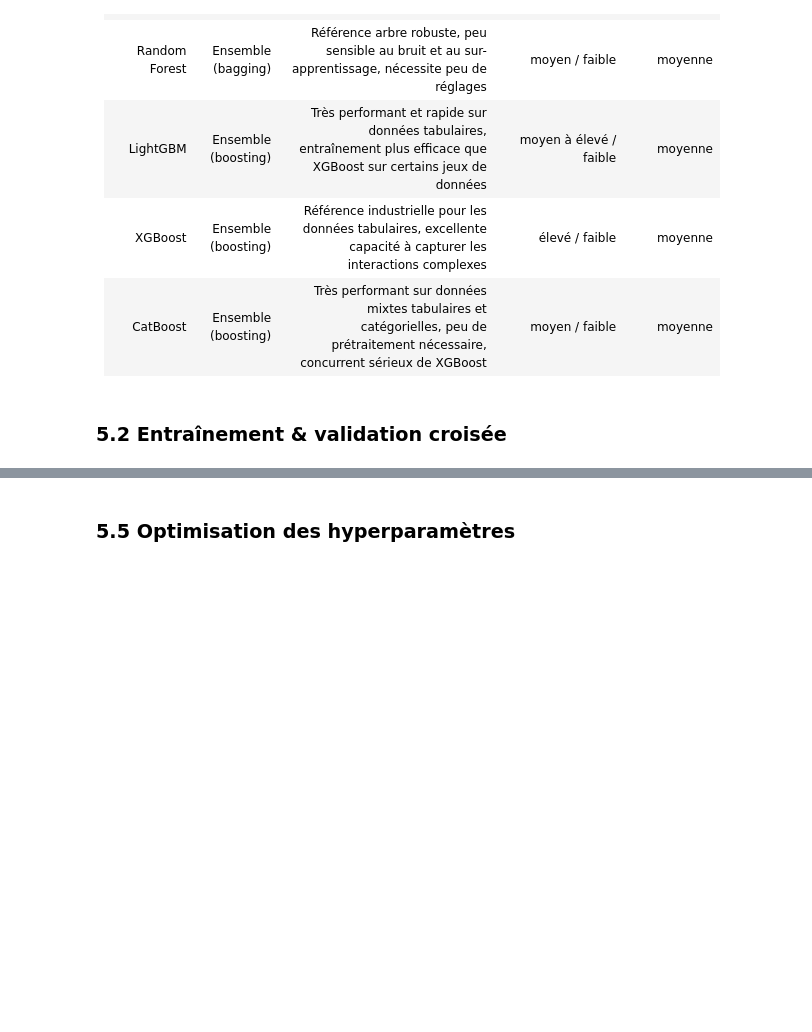
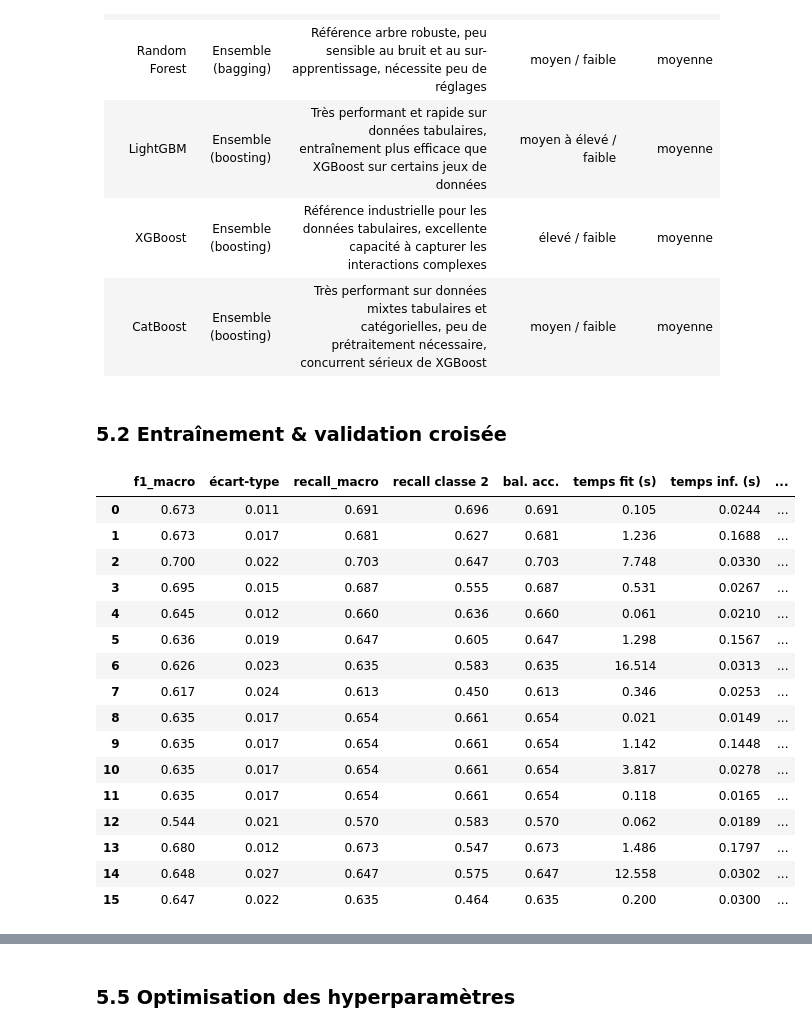
Before and after one commit to NicoH77/Atlas_CISIA_Exam_EmploymentPrediction, a Jupyter notebook: notebooks/Notebook-EmploymentPrediction.ipynb, the cells around one changed output, grey strips where cells are left out. Saved outputs shown, nothing was run; the diff lists cells and outputs as text; code cells hidden in the pictures; blank space fills up the shorter version.

```diff
--- a/notebooks/Notebook-EmploymentPrediction.ipynb
+++ b/notebooks/Notebook-EmploymentPrediction.ipynb
@@ -1262,71 +1254,103 @@ models = {
         n_jobs=-1
     )
 }
+
 # validation croisée
-
 cv = StratifiedKFold(
     n_splits=5,
     shuffle=True,
     random_state=42
 )
 
+from sklearn.metrics import make_scorer, recall_score
+
+# Recall spécifique à la classe métier (classe 2)
+recall_classe_2 = make_scorer(
+    recall_score,
+    labels=[2],
+    average="macro",
+    zero_division=0
+)
+
 scoring = {
     "f1_macro": "f1_macro",
-    "accuracy": "accuracy",
     "recall_macro": "recall_macro",
+    "recall_classe_2": recall_classe_2,
+    "balanced_accuracy": "balanced_accuracy",
 }
 
 
+from src.benchmark import run_benchmark
+
+df_benchmark = run_benchmark(
+    models=models,
+    scenarios=scenarios,
+    X_train=X_train,
+    y_train=y_train,
+    cv=cv,
+    scoring=scoring,
+    build_preprocessor=build_preprocessor
+)
+
+display(df_benchmark)
+
+
+'''
 resultats = []
 
 for nom_sc, perimetre in scenarios.items():
 
     prep = build_preprocessor(**perimetre)
 
     for nom_mod, model in models.items():
         # print(model)
         # print(model.get_params())
         pipe = Pipeline(steps=[("prep", prep),("clf", model)])
         scores = cross_validate(estimator=pipe, X=X_train, y=y_train, cv=cv, scoring=scoring, n_jobs=-1)
 
         resultats.append({
-            "scenario": nom_sc,
+            "scen": nom_sc,
             "modele": nom_mod,
-            "f1_macro (CV)": round(scores["test_f1_macro"].mean(), 3),
-            "accuracy (CV)": round(scores["test_accuracy"].mean(), 3),
-            "recall_macro (CV)": round(scores["test_recall_macro"].mean(), 3),
+            "f1_macro": round(scores["test_f1_macro"].mean(), 3),
             "écart-type": round(scores["test_f1_macro"].std(), 3),
+            "recall_macro": round(scores["test_recall_macro"].mean(), 3),
+            "recall classe 2": round(scores["test_recall_classe_2"].mean(), 3),
+            "bal. acc.": round(scores["test_balanced_accuracy"].mean(), 3),
             "temps fit (s)": round(scores["fit_time"].mean(), 3),
             # Temps de prédiction moyen calculé sur les folds CV
-            "temps inférence (s)": round(scores["score_time"].mean(), 4),
+            "temps inf. (s)": round(scores["score_time"].mean(), 4)
+            # "Score Métier": 0.4 * f1_macro + 0.6 * recall_classe_2
         })
 
-        print(
-            f"{nom_sc} | {nom_mod:<20} | "
-            f"F1_macro = {scores['test_f1_macro'].mean():.3f} "
-            f"+/- {scores['test_f1_macro'].std():.3f} | "
-            f"Accuracy = {scores['test_accuracy'].mean():.3f} | "
-            f"Predict = {scores['score_time'].mean():.4f}s | "
-            f"Train = {scores['fit_time'].mean():.2f}s"
-        )
 
-df_cv = pd.DataFrame(resultats)
+# ------------------------------------------------------------------
+# DataFrame final
+# ------------------------------------------------------------------
 
+df_benchmark = pd.DataFrame(resultats)
 
-# Un scenario = un perimetre, decrit comme les arguments de make_preprocessor.
-# scenarios = {
-#     "S1": dict(num_features=["age", "anciennete_poste_ans"], cat_features=["niveau_diplome", "code_rome_vise", "departement", "est_allocataire", "nationalite_hors_ue"], txt_features="synthese_entretien"),
-#     "S2": dict(num_features=["anciennete_poste_ans"], cat_features=["niveau_diplome", "code_rome_vise", "departement", "est_allocataire"], txt_features="synthese_entretien"),
-#     "S3": dict(txt_features="synthese_entretien"),
-#     "S4": dict(num_features=["age", "anciennete_poste_ans"], cat_features=["niveau_diplome", "code_rome_vise", "departement", "est_allocataire", "nationalite_hors_ue"]),
-# }
-# for nom_sc, perimetre in scenarios.items():
-#     prep = build_preprocessor(**perimetre)   # meme recette, perimetre different
-#     for nom_mod, model in modeles.items():
-#         pipe = Pipeline([("prep", prep), ("clf", model)])
-#         scores = cross_val_score(pipe, X_train, y_train, cv=cv, scoring=...)
-#         print(nom_sc, nom_mod, f"{scores.mean():.3f} +/- {scores.std():.3f}")
-#
-# Le fit a lieu ICI, fold par fold, a l'interieur du Pipeline. Jamais avant.
-# cv : choisis le splitter adapte a ta donnee et justifie-le en 5.3.
+# ------------------------------------------------------------------
+# Affichage
+# ------------------------------------------------------------------
+
+print("\nRESULTATS DU BENCHMARK\n")
+print(df_benchmark.to_string(index=False))
+'''
 # %% [output]
+|  | f1_macro | écart-type | recall_macro | recall classe 2 | bal. acc. | temps fit (s) | temps inf. (s) | ... |
+| 0 | 0.673 | 0.011 | 0.691 | 0.696 | 0.691 | 0.105 | 0.0244 | ... |
+| 1 | 0.673 | 0.017 | 0.681 | 0.627 | 0.681 | 1.236 | 0.1688 | ... |
+| 2 | 0.700 | 0.022 | 0.703 | 0.647 | 0.703 | 7.748 | 0.0330 | ... |
+| 3 | 0.695 | 0.015 | 0.687 | 0.555 | 0.687 | 0.531 | 0.0267 | ... |
+| 4 | 0.645 | 0.012 | 0.660 | 0.636 | 0.660 | 0.061 | 0.0210 | ... |
+| 5 | 0.636 | 0.019 | 0.647 | 0.605 | 0.647 | 1.298 | 0.1567 | ... |
+| 6 | 0.626 | 0.023 | 0.635 | 0.583 | 0.635 | 16.514 | 0.0313 | ... |
+| 7 | 0.617 | 0.024 | 0.613 | 0.450 | 0.613 | 0.346 | 0.0253 | ... |
+| 8 | 0.635 | 0.017 | 0.654 | 0.661 | 0.654 | 0.021 | 0.0149 | ... |
+| 9 | 0.635 | 0.017 | 0.654 | 0.661 | 0.654 | 1.142 | 0.1448 | ... |
+| 10 | 0.635 | 0.017 | 0.654 | 0.661 | 0.654 | 3.817 | 0.0278 | ... |
+| 11 | 0.635 | 0.017 | 0.654 | 0.661 | 0.654 | 0.118 | 0.0165 | ... |
+| 12 | 0.544 | 0.021 | 0.570 | 0.583 | 0.570 | 0.062 | 0.0189 | ... |
+| 13 | 0.680 | 0.012 | 0.673 | 0.547 | 0.673 | 1.486 | 0.1797 | ... |
+| 14 | 0.648 | 0.027 | 0.647 | 0.575 | 0.647 | 12.558 | 0.0302 | ... |
+| 15 | 0.647 | 0.022 | 0.635 | 0.464 | 0.635 | 0.200 | 0.0300 | ... |
```
Also changed, not shown: parts of 18 cells of this notebook.
